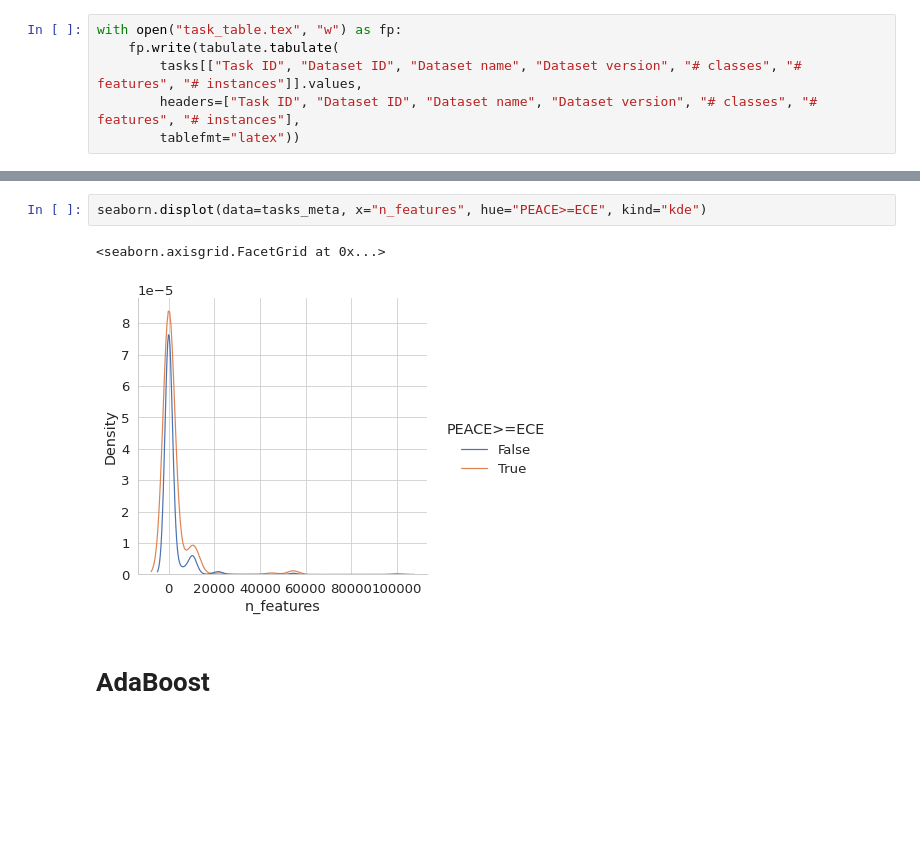
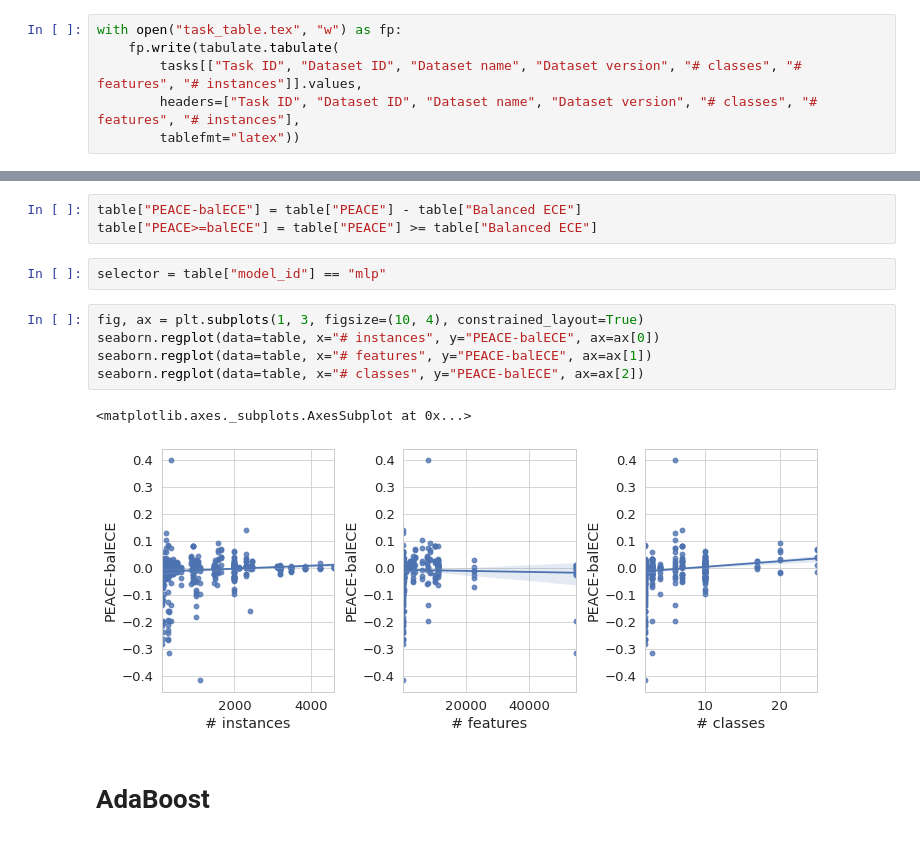
Before and after one commit to MaximLippeveld/riverreliability, a Jupyter notebook: experiments/compare_metrics_over_datasets.ipynb, the cells around one changed output, grey strips where cells are left out. Saved outputs shown, nothing was run; the diff lists cells and outputs as text; blank space fills up the shorter version.

```diff
--- a/experiments/compare_metrics_over_datasets.ipynb
+++ b/experiments/compare_metrics_over_datasets.ipynb
@@ -557,8 +547,16 @@ seaborn.displot(data=tasks_meta, x="n_classes", col="PEACE>=ECE", kind="hist")
-# %%
-seaborn.displot(data=tasks_meta, x="n_features", hue="PEACE>=ECE", kind="kde")
-# %% [output]
-<seaborn.axisgrid.FacetGrid at 0x...>
-[figure, removed]
+# %%
+table["PEACE-balECE"] = table["PEACE"] - table["Balanced ECE"]
+table["PEACE>=balECE"] = table["PEACE"] >= table["Balanced ECE"]
+# %%
+selector = table["model_id"] == "mlp"
+# %%
+fig, ax = plt.subplots(1, 3, figsize=(10, 4), constrained_layout=True)
+seaborn.regplot(data=table, x="# instances", y="PEACE-balECE", ax=ax[0])
+seaborn.regplot(data=table, x="# features", y="PEACE-balECE", ax=ax[1])
+seaborn.regplot(data=table, x="# classes", y="PEACE-balECE", ax=ax[2])
+# %% [output]
+<matplotlib.axes._subplots.AxesSubplot at 0x...>
+[figure, added]
 # %% [markdown]
 # AdaBoost
 # %%
```
Also changed, not shown: parts of 11 cells of this notebook.
